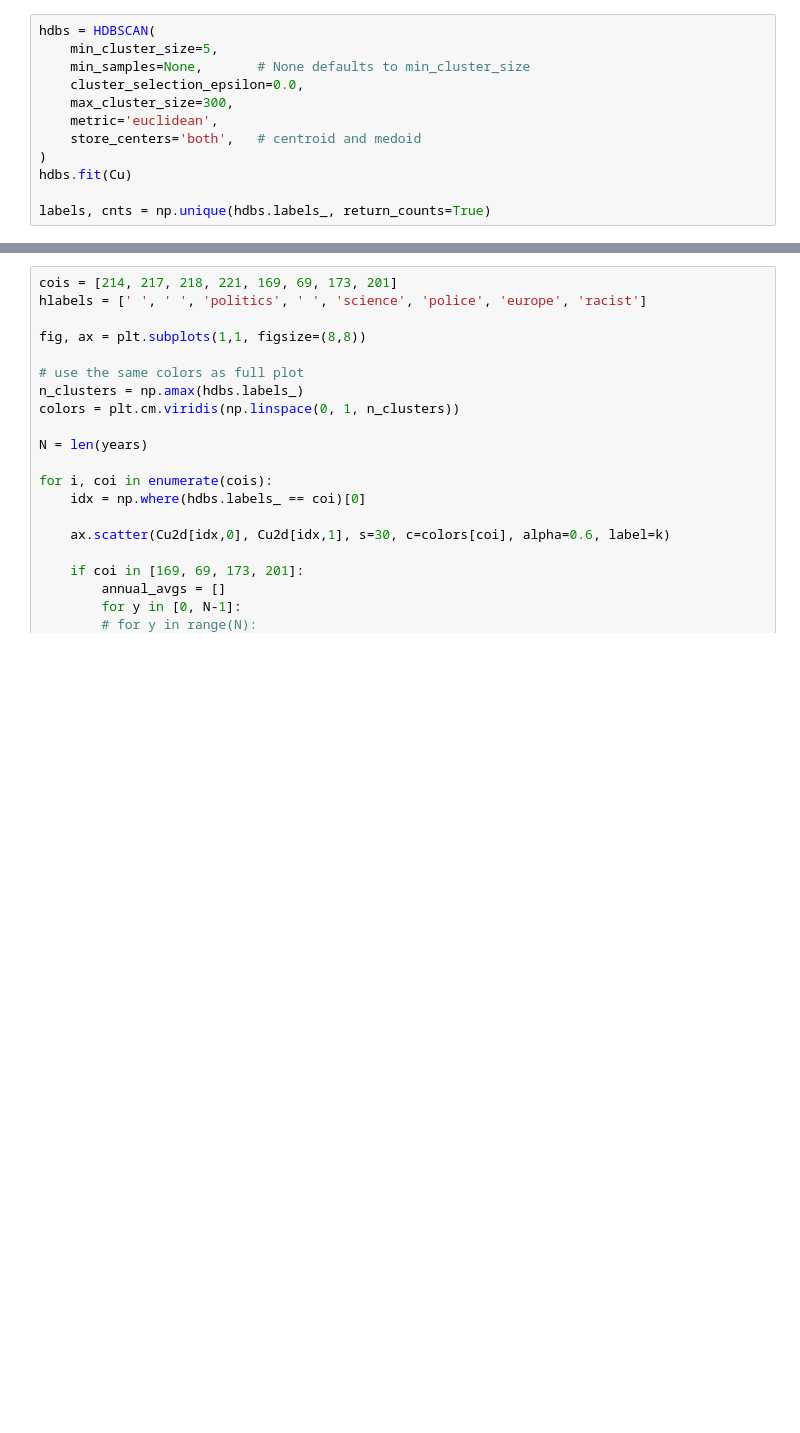
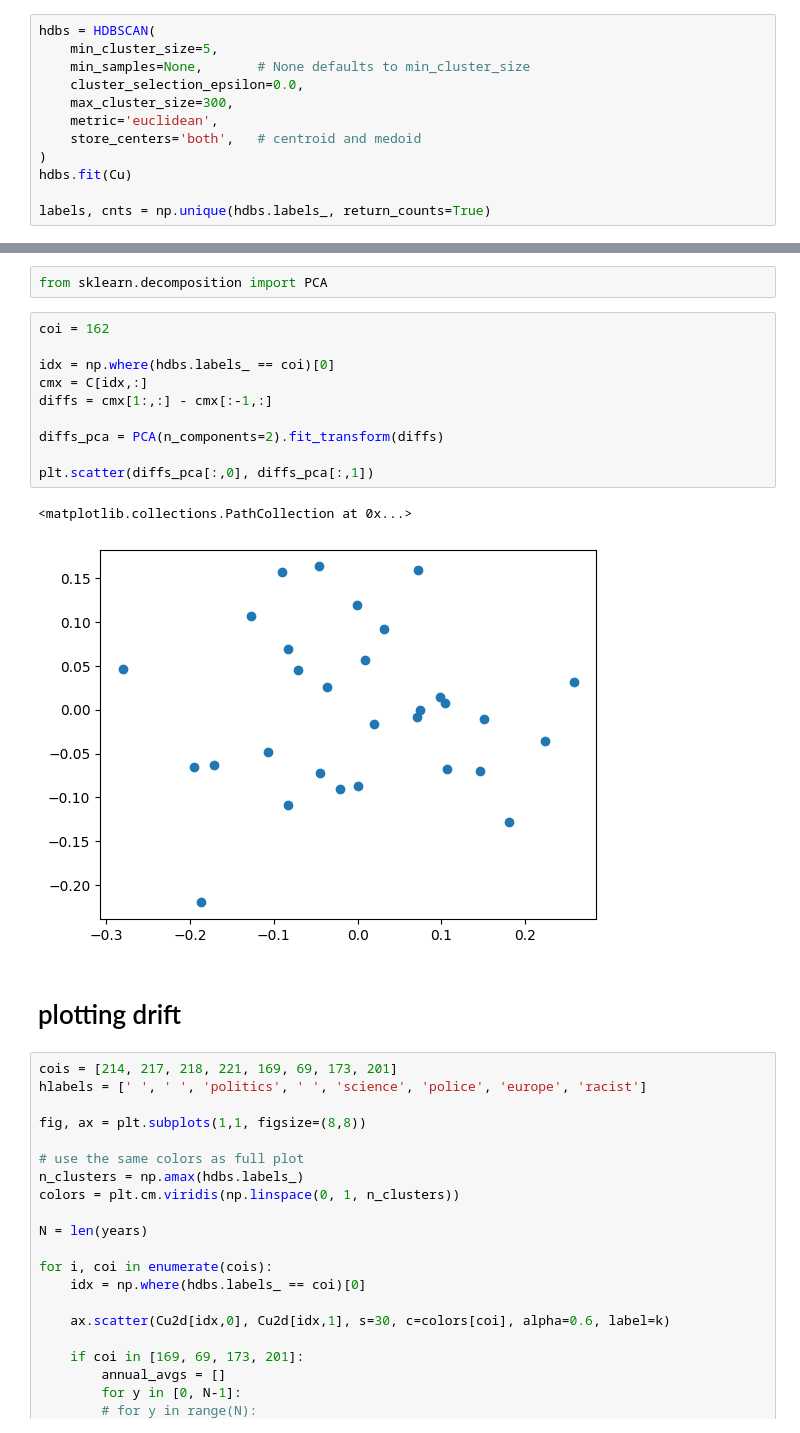
Before and after one commit to stmorse/dtm, a Jupyter notebook: notebooks/align.ipynb, the cells around one changed output, grey strips where cells are left out. Cells and saved outputs as stored; diff of their text form; blank space fills up the shorter version.

```diff
--- a/notebooks/align.ipynb
+++ b/notebooks/align.ipynb
@@ -120,3 +230,20 @@ plt.show()
+# %%
+from sklearn.decomposition import PCA
+# %%
+coi = 162
+
+idx = np.where(hdbs.labels_ == coi)[0]
+cmx = C[idx,:]
+diffs = cmx[1:,:] - cmx[:-1,:]
+
+diffs_pca = PCA(n_components=2).fit_transform(diffs)
+
+plt.scatter(diffs_pca[:,0], diffs_pca[:,1])
+# %% [output]
+<matplotlib.collections.PathCollection at 0x...>
+[figure, added]
+# %% [markdown]
+# plotting drift
 # %%
 cois = [214, 217, 218, 221, 169, 69, 173, 201]
 hlabels = [' ', ' ', 'politics', ' ', 'science', 'police', 'europe', 'racist']
```
Also changed, not shown: parts of 8 cells of this notebook, 4 other files.
